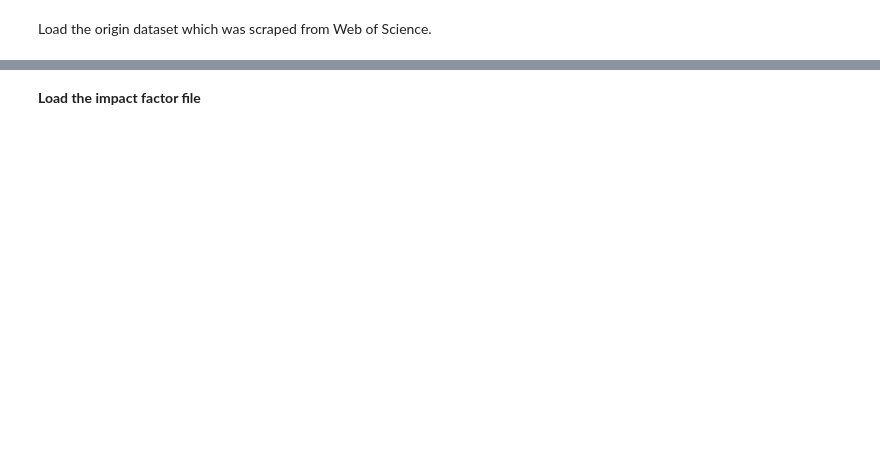
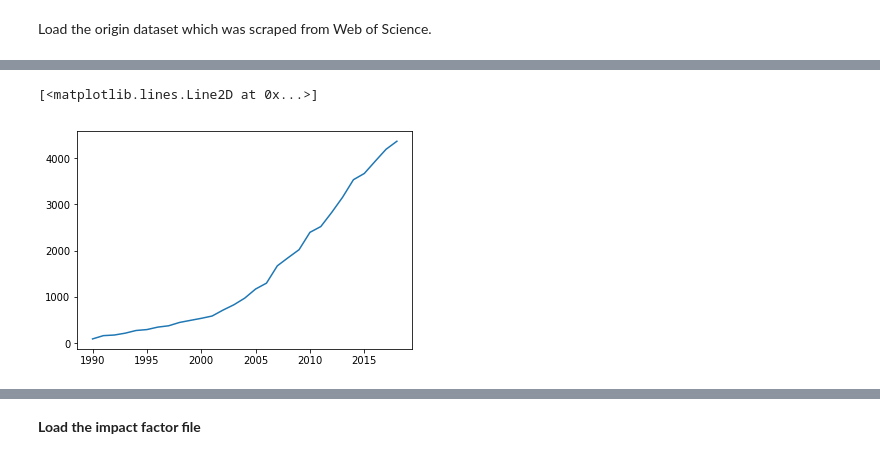
Before and after one commit to christine62/Wiley-Bibliometrics-Analysis, a Jupyter notebook: code/merge impact factor.ipynb, the cells around one changed output, grey strips where cells are left out. Saved outputs shown, nothing was run; the diff lists cells and outputs as text; code cells hidden in the pictures; blank space fills up the shorter version.

```diff
--- a/code/merge impact factor.ipynb
+++ b/code/merge impact factor.ipynb
@@ -36 +39,6 @@ Name: PY, dtype: int64
+# %%
+plt.plot(df.PY.value_counts())
+# %% [output]
+[<matplotlib.lines.Line2D at 0x...>]
+[figure, added]
 # %% [markdown]
```
Also changed, not shown: parts of 18 cells of this notebook.
